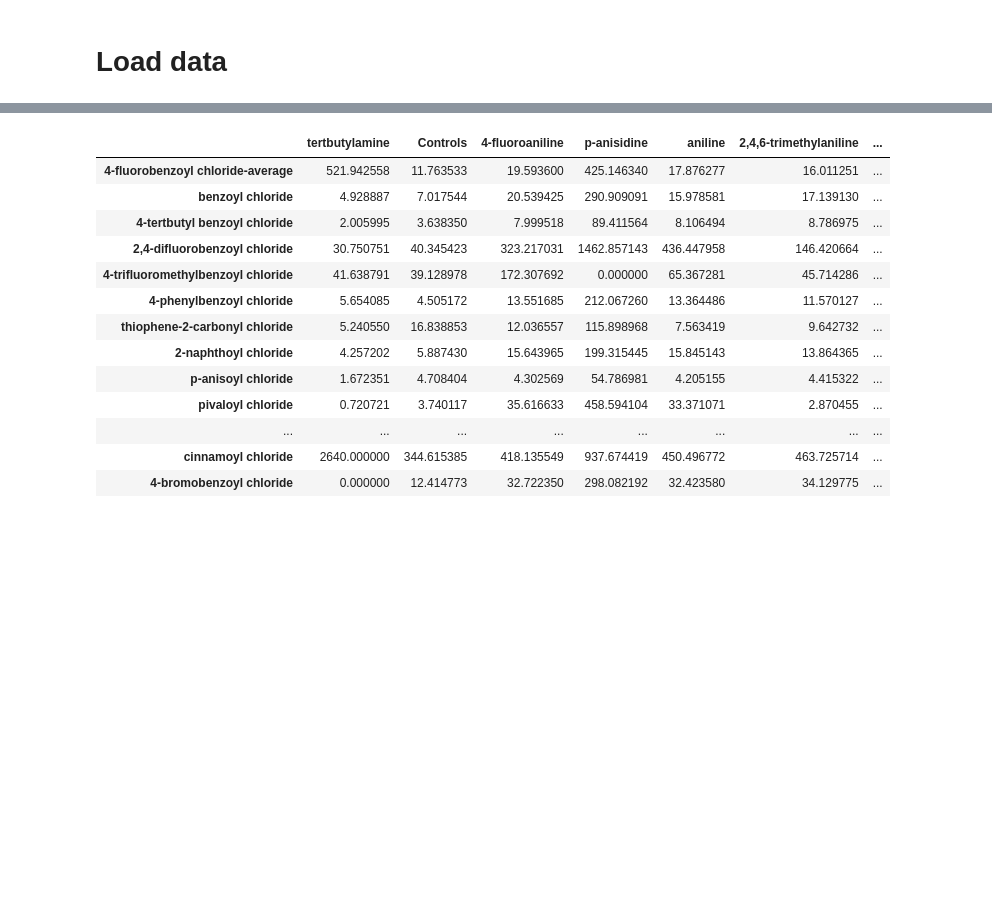
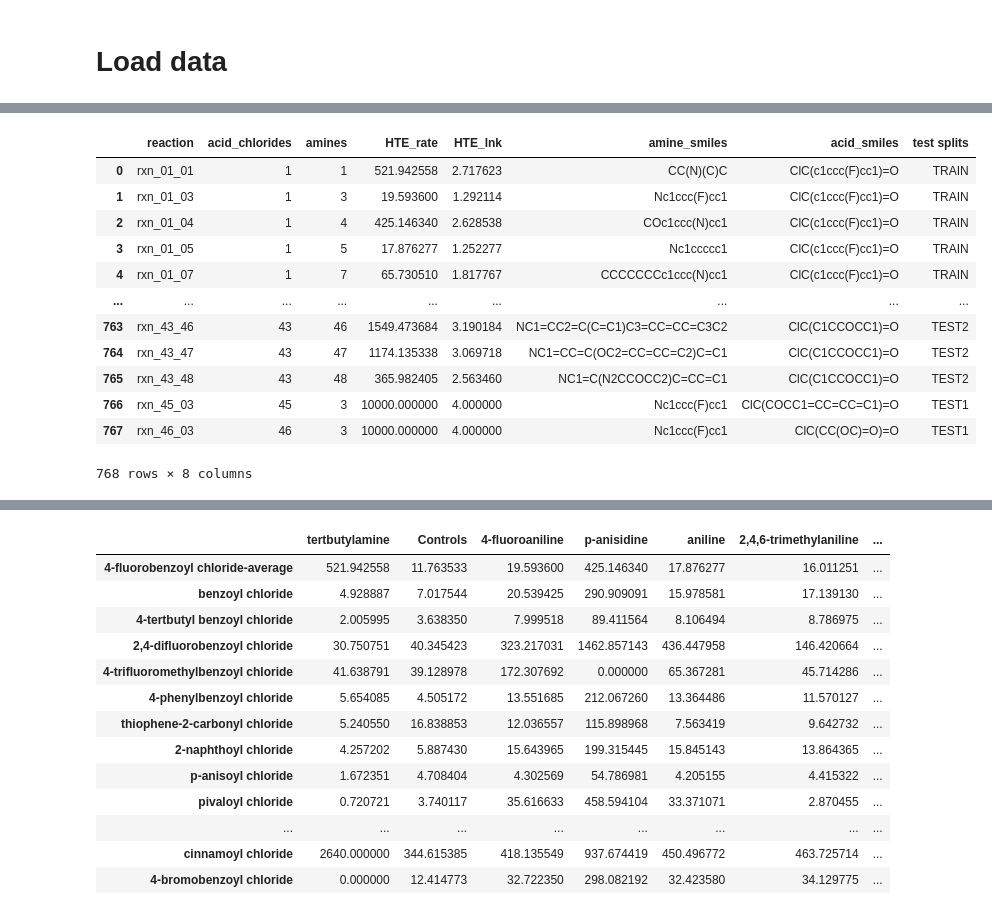
Before and after one commit to gomesgroup/PRISM_app, a Jupyter notebook: heatmap_rates.ipynb, the cells around one changed output, grey strips where cells are left out. Drawn from its saved outputs; the diff is of its cells as text; code cells hidden in the pictures; blank space fills up the shorter version.

```diff
--- a/heatmap_rates.ipynb
+++ b/heatmap_rates.ipynb
@@ -76,0 +94,17 @@ print(train_df.shape)
+# %%
+df_hte_rates = pd.read_csv("data/hte_rates.csv")
+df_hte_rates
+# %% [output]
+|  | reaction | acid_chlorides | amines | HTE_rate | HTE_lnk | amine_smiles | acid_smiles | test splits |
+| 0 | rxn_01_01 | 1 | 1 | 521.942558 | 2.717623 | CC(N)(C)C | ClC(c1ccc(F)cc1)=O | TRAIN |
+| 1 | rxn_01_03 | 1 | 3 | 19.593600 | 1.292114 | Nc1ccc(F)cc1 | ClC(c1ccc(F)cc1)=O | TRAIN |
+| 2 | rxn_01_04 | 1 | 4 | 425.146340 | 2.628538 | COc1ccc(N)cc1 | ClC(c1ccc(F)cc1)=O | TRAIN |
+| 3 | rxn_01_05 | 1 | 5 | 17.876277 | 1.252277 | Nc1ccccc1 | ClC(c1ccc(F)cc1)=O | TRAIN |
+| 4 | rxn_01_07 | 1 | 7 | 65.730510 | 1.817767 | CCCCCCCc1ccc(N)cc1 | ClC(c1ccc(F)cc1)=O | TRAIN |
+| ... | ... | ... | ... | ... | ... | ... | ... | ... |
+| 763 | rxn_43_46 | 43 | 46 | 1549.473684 | 3.190184 | NC1=CC2=C(C=C1)C3=CC=CC=C3C2 | ClC(C1CCOCC1)=O | TEST2 |
+| 764 | rxn_43_47 | 43 | 47 | 1174.135338 | 3.069718 | NC1=CC=C(OC2=CC=CC=C2)C=C1 | ClC(C1CCOCC1)=O | TEST2 |
+| 765 | rxn_43_48 | 43 | 48 | 365.982405 | 2.563460 | NC1=C(N2CCOCC2)C=CC=C1 | ClC(C1CCOCC1)=O | TEST2 |
+| 766 | rxn_45_03 | 45 | 3 | 10000.000000 | 4.000000 | Nc1ccc(F)cc1 | ClC(COCC1=CC=CC=C1)=O | TEST1 |
+| 767 | rxn_46_03 | 46 | 3 | 10000.000000 | 4.000000 | Nc1ccc(F)cc1 | ClC(CC(OC)=O)=O | TEST1 |
+768 rows × 8 columns
```
Also changed, not shown: parts of 5 cells of this notebook, 5 other files.
